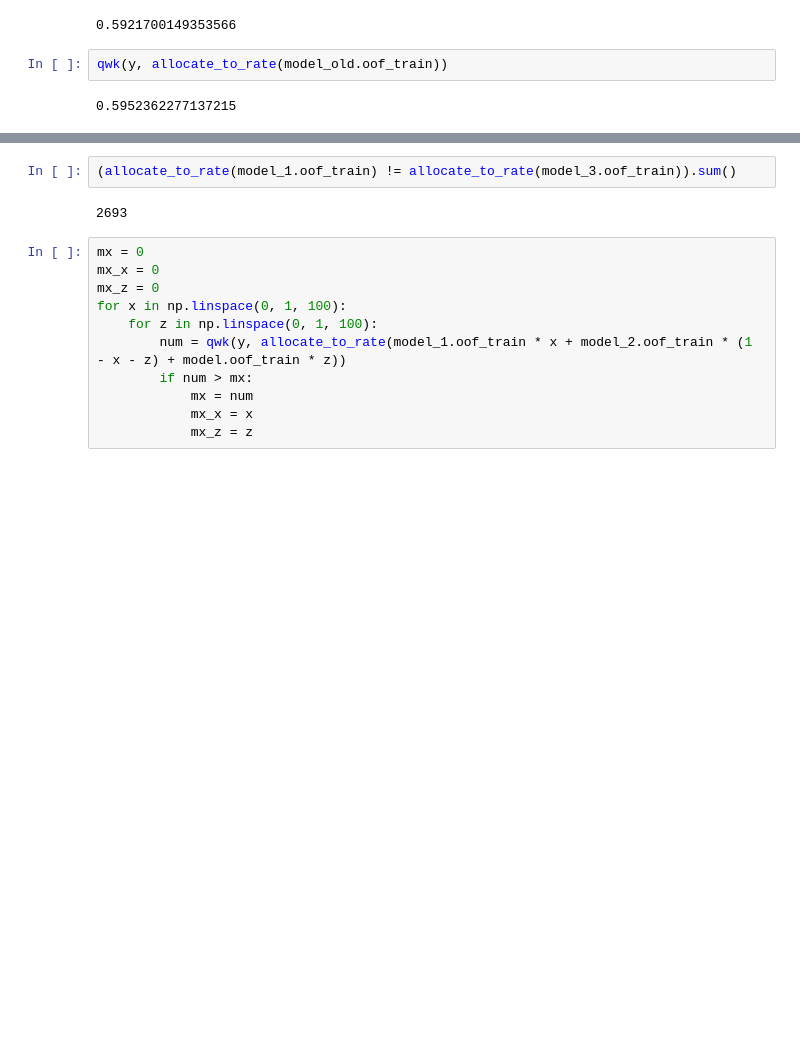
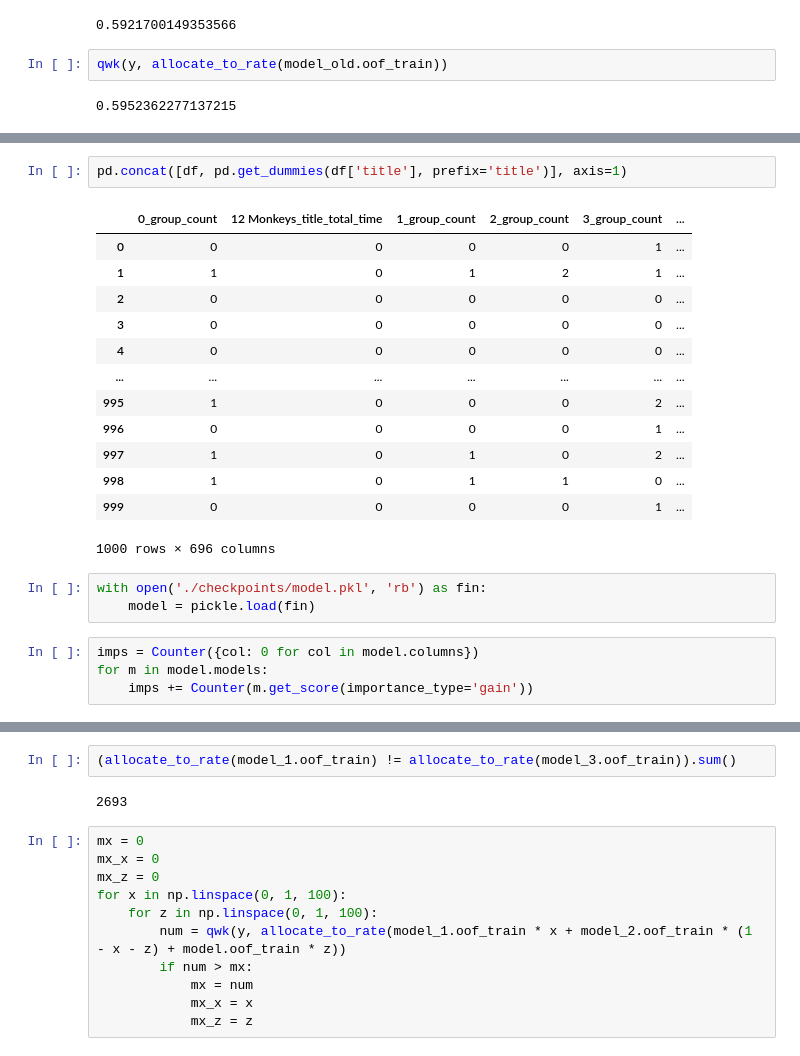
Before and after one commit to heartkilla/dsbowl2019, a Jupyter notebook: feature_engineering.ipynb, the cells around one changed output, grey strips where cells are left out. Cells and saved outputs as stored; diff of their text form; blank space fills up the shorter version.

```diff
--- a/feature_engineering.ipynb
+++ b/feature_engineering.ipynb
@@ -538,0 +546,23 @@ qwk(y, allocate_to_rate(model_old.oof_train))
+# %%
+pd.concat([df, pd.get_dummies(df['title'], prefix='title')], axis=1)
+# %% [output]
+|  | 0_group_count | 12 Monkeys_title_total_time | 1_group_count | 2_group_count | 3_group_count | ... |
+| 0 | 0 | 0 | 0 | 0 | 1 | ... |
+| 1 | 1 | 0 | 1 | 2 | 1 | ... |
+| 2 | 0 | 0 | 0 | 0 | 0 | ... |
+| 3 | 0 | 0 | 0 | 0 | 0 | ... |
+| 4 | 0 | 0 | 0 | 0 | 0 | ... |
+| ... | ... | ... | ... | ... | ... | ... |
+| 995 | 1 | 0 | 0 | 0 | 2 | ... |
+| 996 | 0 | 0 | 0 | 0 | 1 | ... |
+| 997 | 1 | 0 | 1 | 0 | 2 | ... |
+| 998 | 1 | 0 | 1 | 1 | 0 | ... |
+| 999 | 0 | 0 | 0 | 0 | 1 | ... |
+1000 rows × 696 columns
+# %%
+with open('./checkpoints/model.pkl', 'rb') as fin:
+    model = pickle.load(fin)
+# %%
+imps = Counter({col: 0 for col in model.columns})
+for m in model.models:
+    imps += Counter(m.get_score(importance_type='gain'))
```
Also changed, not shown: parts of 27 cells of this notebook, 16 other files.
